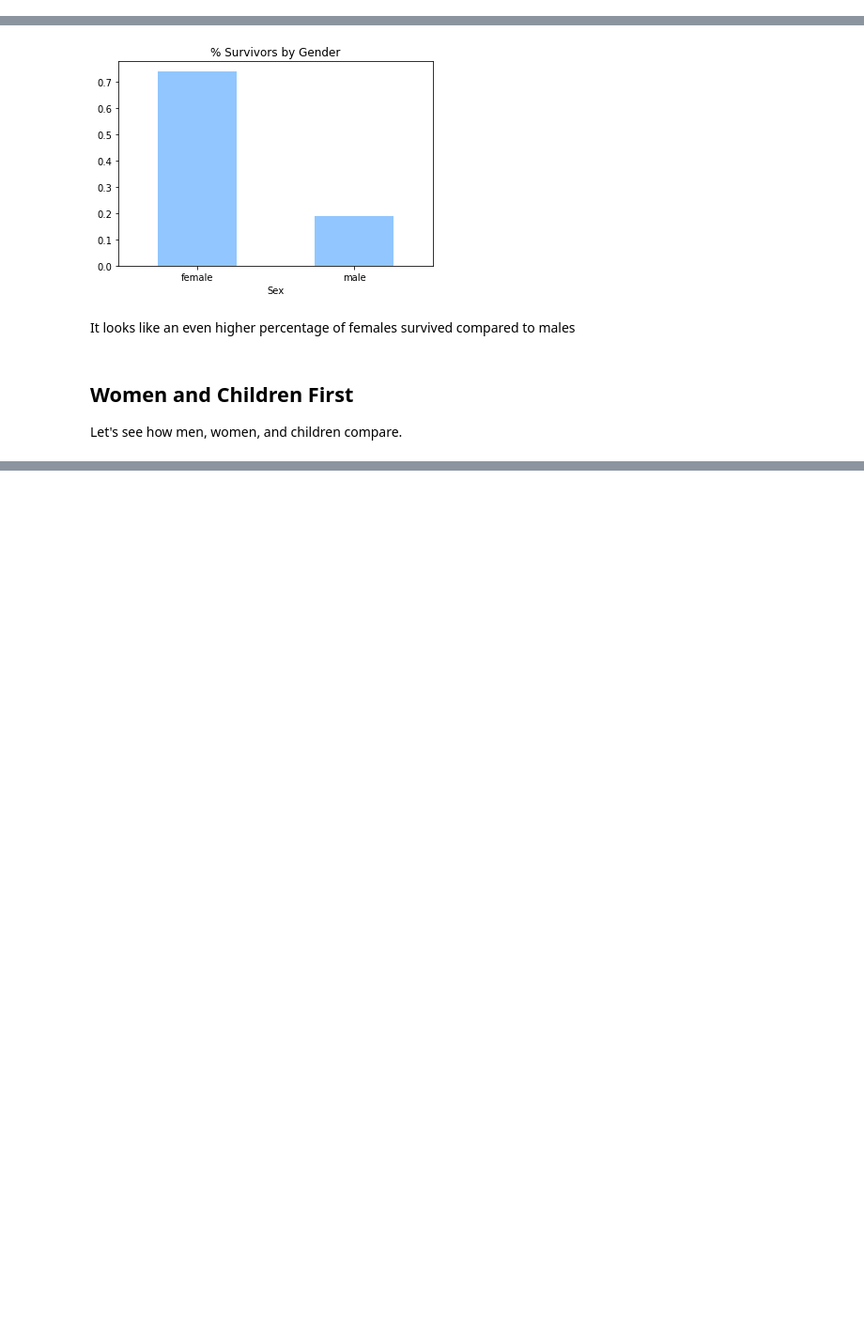
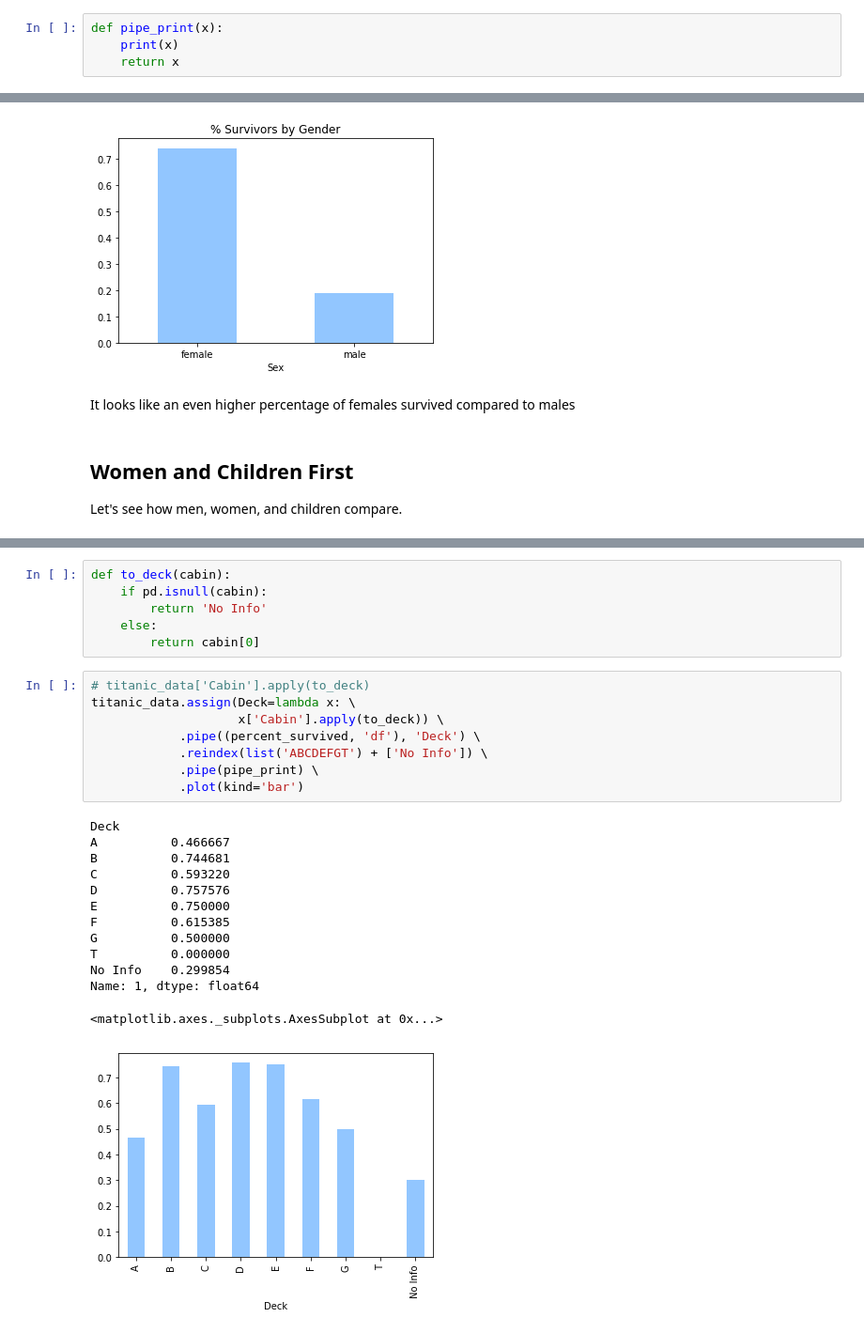
Before and after one commit to ppkn/udacity-titanic, a Jupyter notebook: Analysis of Titanic Dataset.ipynb, the cells around one changed output, grey strips where cells are left out. Shown: that part at 94% size. Drawn from its saved outputs; the diff is of its cells as text; blank space fills up the shorter version.

```diff
--- a/Analysis of Titanic Dataset.ipynb
+++ b/Analysis of Titanic Dataset.ipynb
@@ -88 +81,5 @@ By this might be deceptive. Maybe there were just more women on the titanic.
+# %%
+def pipe_print(x):
+    print(x)
+    return x
 # %%
@@ -146,0 +158,28 @@ Name: 1, dtype: float64
+# %%
+def to_deck(cabin):
+    if pd.isnull(cabin):
+        return 'No Info'
+    else:
+        return cabin[0]
+# %%
+# titanic_data['Cabin'].apply(to_deck)
+titanic_data.assign(Deck=lambda x: \
+                    x['Cabin'].apply(to_deck)) \
+            .pipe((percent_survived, 'df'), 'Deck') \
+            .reindex(list('ABCDEFGT') + ['No Info']) \
+            .pipe(pipe_print) \
+            .plot(kind='bar')
+# %% [output]
+Deck
+A          0.466667
+B          0.744681
+C          0.593220
+D          0.757576
+E          0.750000
+F          0.615385
+G          0.500000
+T          0.000000
+No Info    0.299854
+Name: 1, dtype: float64
+<matplotlib.axes._subplots.AxesSubplot at 0x...>
+[figure, added]
```
Also changed, not shown: parts of 18 cells of this notebook, 8 other files.
